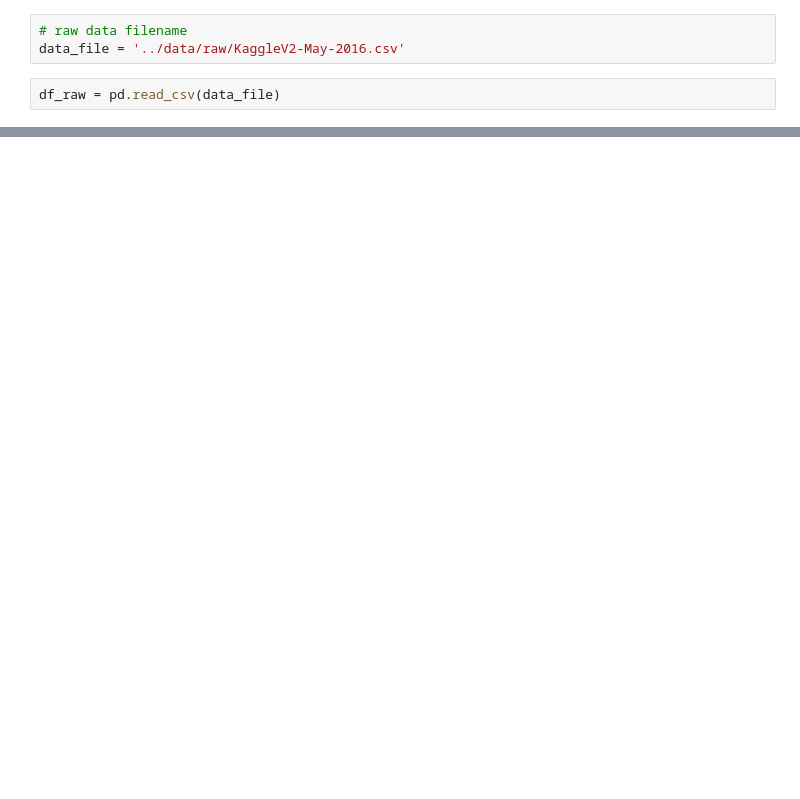
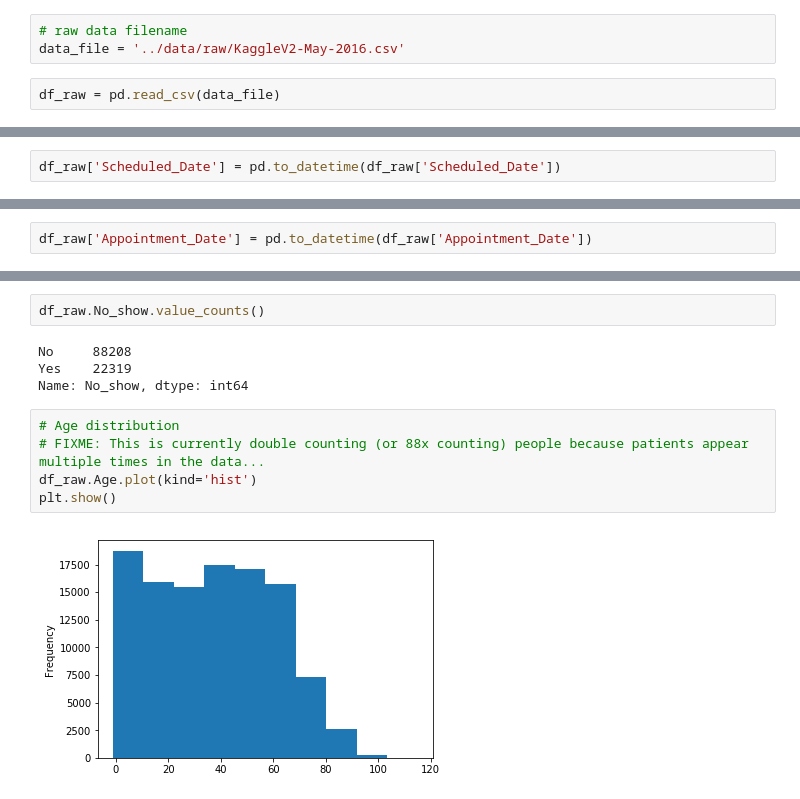
Before and after one commit to jkgerig/springboard_capstone_1, a Jupyter notebook: notebooks/1.0-jkg-initial-data-exploration.ipynb, the cells around one changed output, grey strips where cells are left out. Saved outputs shown, nothing was run; the diff lists cells and outputs as text; blank space fills up the shorter version.

```diff
--- a/notebooks/1.0-jkg-initial-data-exploration.ipynb
+++ b/notebooks/1.0-jkg-initial-data-exploration.ipynb
@@ -44,0 +148,2 @@ df_raw.describe()
+# %%
+df_raw['Scheduled_Date'] = pd.to_datetime(df_raw['Scheduled_Date'])
@@ -44,0 +190,2 @@ df_raw.describe()
+# %%
+df_raw['Appointment_Date'] = pd.to_datetime(df_raw['Appointment_Date'])
@@ -166,0 +296,13 @@ Name: AppointmentDay, Length: 110527, dtype: datetime64[ns]
+# %%
+df_raw.No_show.value_counts()
+# %% [output]
+No     88208
+Yes    22319
+Name: No_show, dtype: int64
+# %%
+# Age distribution
+# FIXME: This is currently double counting (or 88x counting) people because patients appear multiple times in the data...
+df_raw.Age.plot(kind='hist')
+plt.show()
+# %% [output]
+[figure, added]
```
Also changed, not shown: parts of 30 cells of this notebook.
